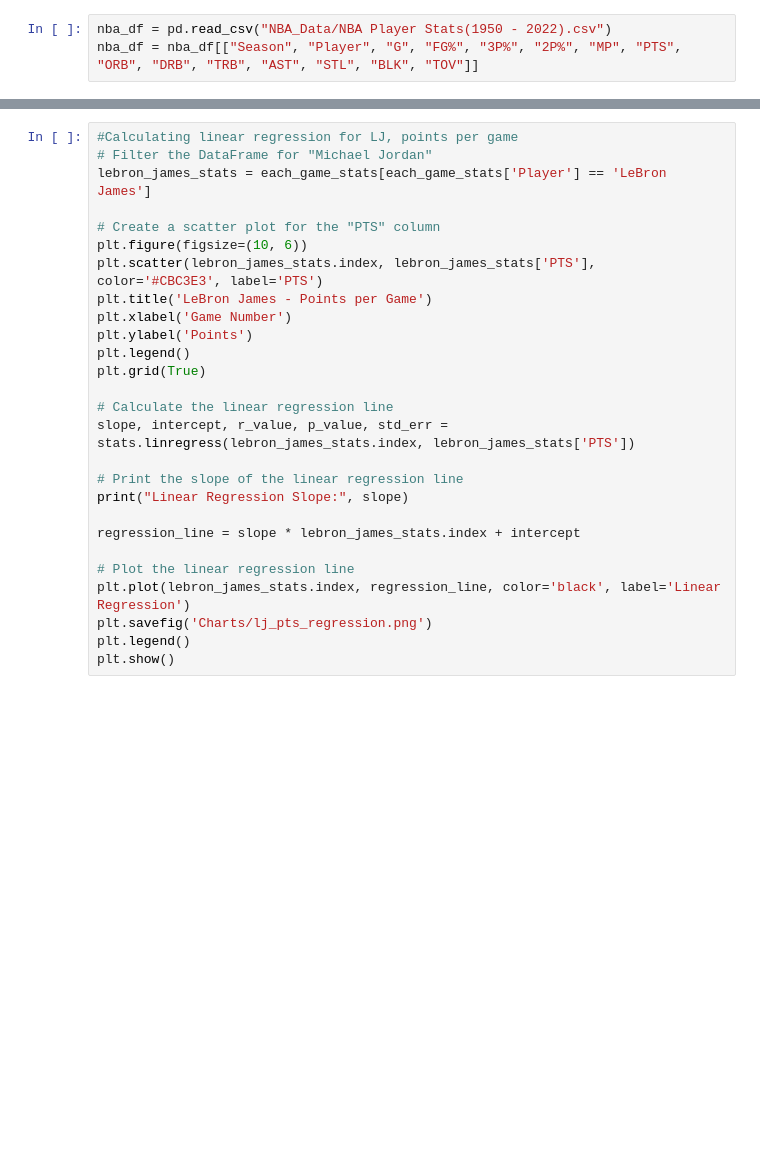
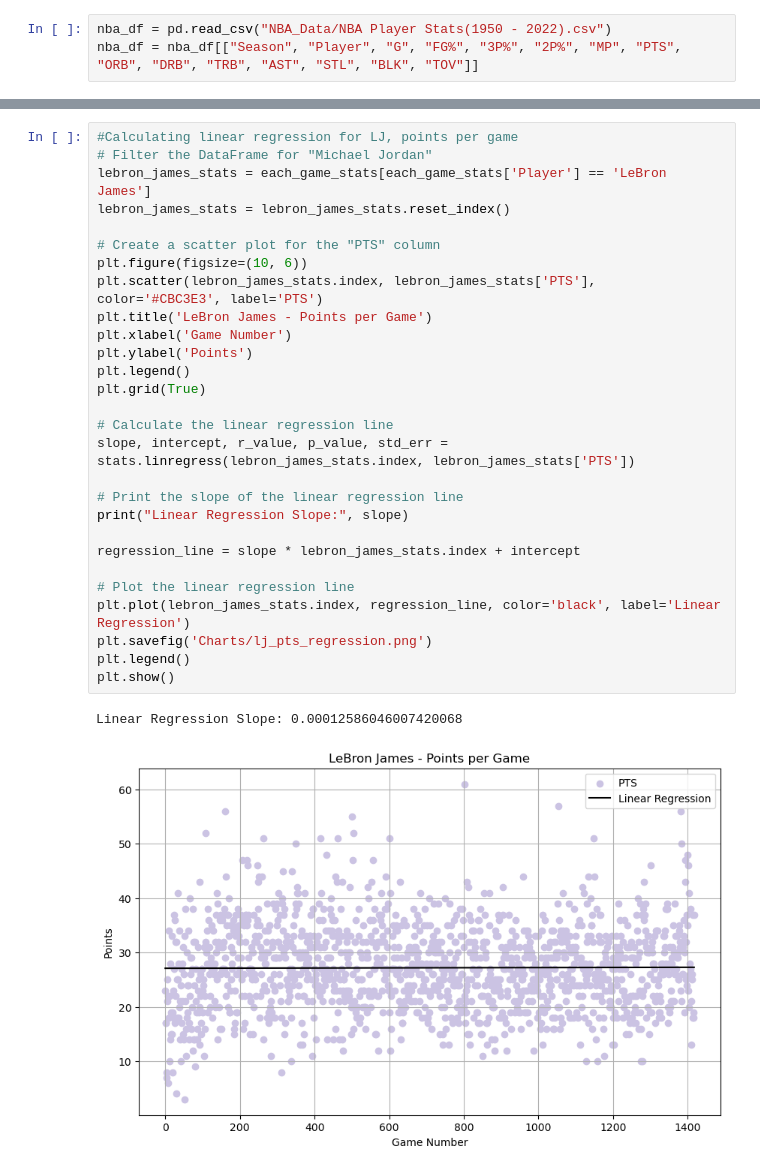
Before and after one commit to Kai-0322/NBA_Analysis, a Jupyter notebook: MJ_LJ_stats_analysis.ipynb, the cells around one changed output, grey strips where cells are left out. Drawn from its saved outputs; the diff is of its cells as text; blank space fills up the shorter version.

Commit message:
small changes to regressions

```diff
--- a/MJ_LJ_stats_analysis.ipynb
+++ b/MJ_LJ_stats_analysis.ipynb
@@ -108,30 +229,34 @@ plt.show()
 # %%
 #Calculating linear regression for LJ, points per game
 # Filter the DataFrame for "Michael Jordan"
 lebron_james_stats = each_game_stats[each_game_stats['Player'] == 'LeBron James']
+lebron_james_stats = lebron_james_stats.reset_index()
 
 # Create a scatter plot for the "PTS" column
 plt.figure(figsize=(10, 6))
 plt.scatter(lebron_james_stats.index, lebron_james_stats['PTS'], color='#CBC3E3', label='PTS')
 plt.title('LeBron James - Points per Game')
 plt.xlabel('Game Number')
 plt.ylabel('Points')
 plt.legend()
 plt.grid(True)
 
 # Calculate the linear regression line
 slope, intercept, r_value, p_value, std_err = stats.linregress(lebron_james_stats.index, lebron_james_stats['PTS'])
 
 # Print the slope of the linear regression line
 print("Linear Regression Slope:", slope)
 
 regression_line = slope * lebron_james_stats.index + intercept
 
 # Plot the linear regression line
 plt.plot(lebron_james_stats.index, regression_line, color='black', label='Linear Regression')
 plt.savefig('Charts/lj_pts_regression.png')
 plt.legend()
 plt.show()
+# %% [output]
+Linear Regression Slope: 0.00012586046007420068
+[figure, added]
 # %%
 #Lifetime Points Stats (Offensive/each game)
 mean_pts = each_game_stats["PTS"].groupby(each_game_stats["Player"]).mean()
```
Also changed, not shown: parts of 42 cells of this notebook, 8 other files.
